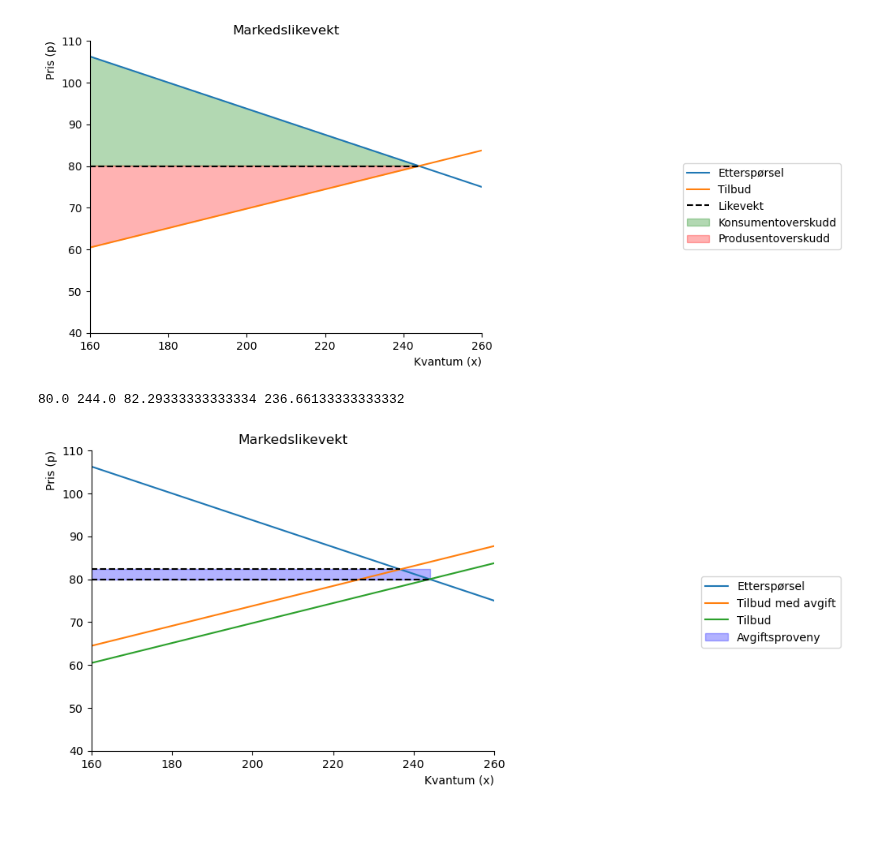
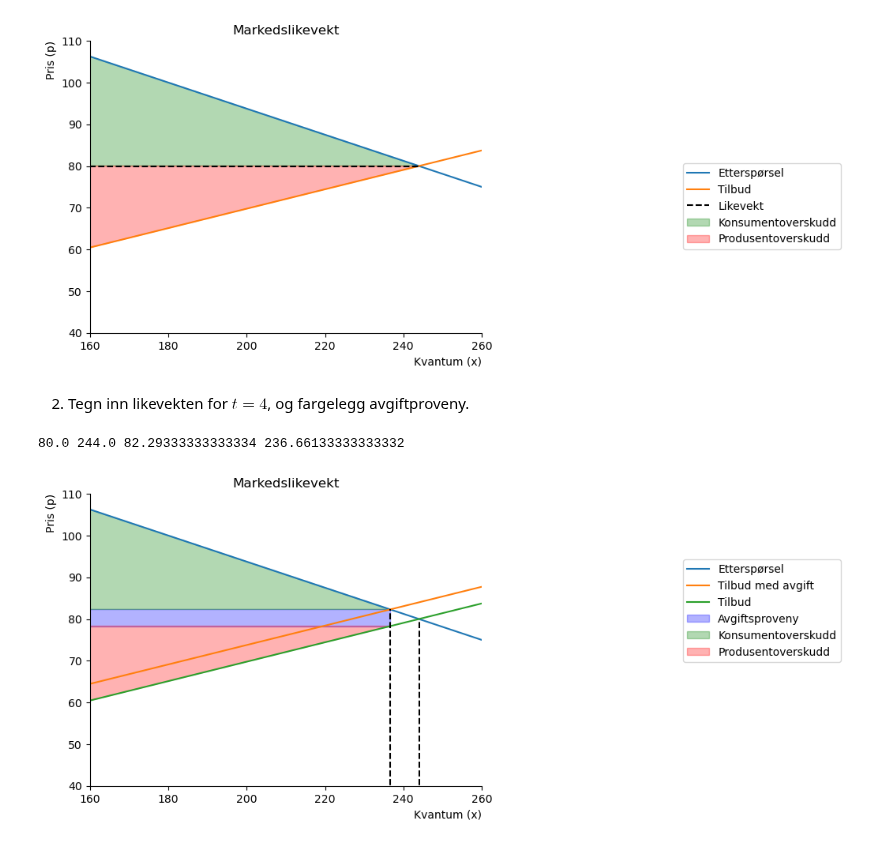
Before and after one commit to Danieljoha/Sok-1006, a Jupyter notebook: Arbeidskrav_3.ipynb, the cells around one changed output. Saved outputs shown, nothing was run; the diff lists cells and outputs as text; code cells hidden in the pictures.

```diff
--- a/Arbeidskrav_3.ipynb
+++ b/Arbeidskrav_3.ipynb
@@ -98,6 +98,13 @@ x_eq_fn_med_avgift
 
 print(p_eq_fn_uten_avgift)
 print(x_eq_fn_uten_avgift)
+print(p_eq_fn_med_avgift)
+print(x_eq_fn_med_avgift)
+
+
+avgift = x_eq_fn_med_avgift-x_eq_fn_uten_avgift
+print(avgift)
+prod = 4-avgift
 # %% [output]
 244.0
 80.0
@@ -156,6 +166,8 @@ print(x_eq_fn_uten_avgift, p_eq_fn_uten_avgift)
 # %% [output]
 80.0 244.0
 [figure]
+# %% [markdown]
+2. Tegn inn likevekten for $t=4$, og fargelegg avgiftproveny.
 # %%
 x_num=np.linspace(0.1,100,100)
 q = np.linspace(0,p_eq_fn_uten_avgift,100)
@@ -180,37 +192,44 @@ fig, ax = create_ax()
 
 # plott funksjonen
 
 ax.plot(x_num, demand(x_num), label='Etterspørsel')
 ax.plot(x_num, supply(x_num, 4), label='Tilbud med avgift')
 ax.plot(x_num, supply(x_num, 0), label='Tilbud')
 
 
 
 
-ax.hlines(x_eq_fn_uten_avgift,0,p_eq_fn_uten_avgift, color='black',ls='dashed')
+ax.vlines(p_eq_fn_med_avgift,0,x_eq_fn_med_avgift, color='black',ls='dashed')
 
-ax.hlines(x_eq_fn_med_avgift,0,p_eq_fn_med_avgift, color='black',ls='dashed')
+ax.vlines(p_eq_fn_uten_avgift,0,x_eq_fn_uten_avgift, color='black',ls='dashed')
+
+
+
 
 
 # tittel
 ax.set_title('Markedslikevekt')
 
 #vis navnene:
 ax.legend(bbox_to_anchor=(1.5,0.6));
 
 
 
 ax.legend(bbox_to_anchor=(1.5,0.6))
 
 
+q2 = np.linspace(0,p_eq_fn_med_avgift,100)
 
-ax.fill_between(q, x_eq_fn_med_avgift, x_eq_fn_uten_avgift, color = "blue",alpha = 0.3,label='Avgiftsproveny')
+ax.fill_between(q2, demand(p_eq_fn_med_avgift), x_eq_fn_med_avgift-4, color = "blue",alpha = 0.3,label='Avgiftsproveny')
+
+ax.fill_between(q2, x_eq_fn_uten_avgift+avgift, demand(q2), q, color = "green",alpha = 0.3,label='Konsumentoverskudd')
+ax.fill_between(q2, supply(q2, 0), x_eq_fn_uten_avgift-prod, color = "red",alpha = 0.3,label='Produsentoverskudd')
 
 ax.legend(bbox_to_anchor=(1.5,0.6))
 print(x_eq_fn_uten_avgift, p_eq_fn_uten_avgift, x_eq_fn_med_avgift, p_eq_fn_med_avgift)
 # %% [output]
 80.0 244.0 82.29333333333334 236.66133333333332
-[figure, old version]
+[figure, new version]
 # %%
 #consumer_surplus=sp.integrate(demand(q)-p_eq_fn_uten_avgift,(q,0,x_eq_fn_uten_avgift))
 #consumer_surplus
```
Also changed, not shown: parts of 1 cell of this notebook.
